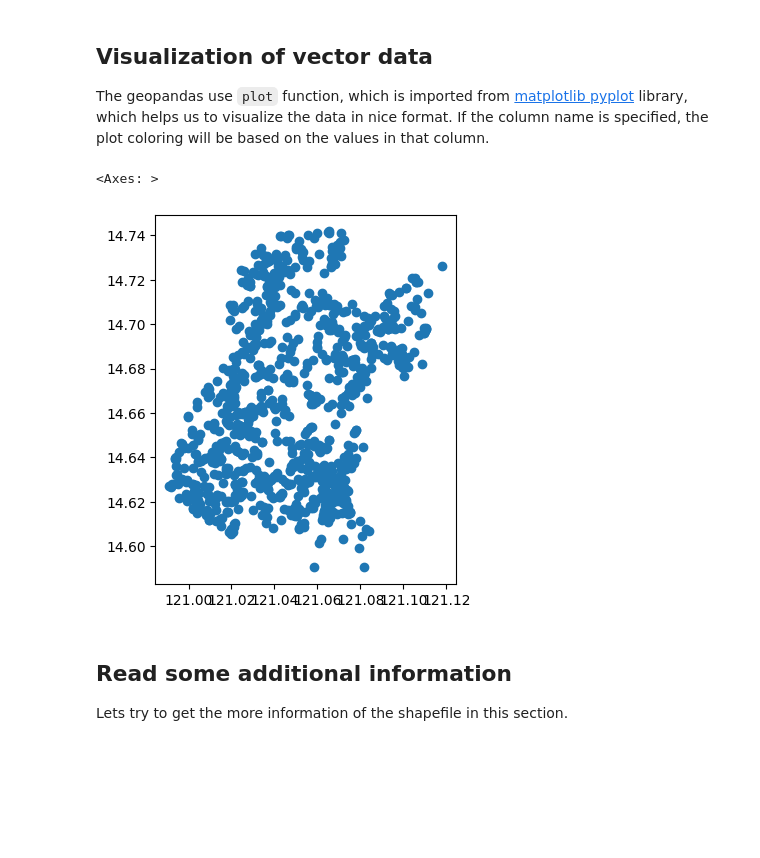
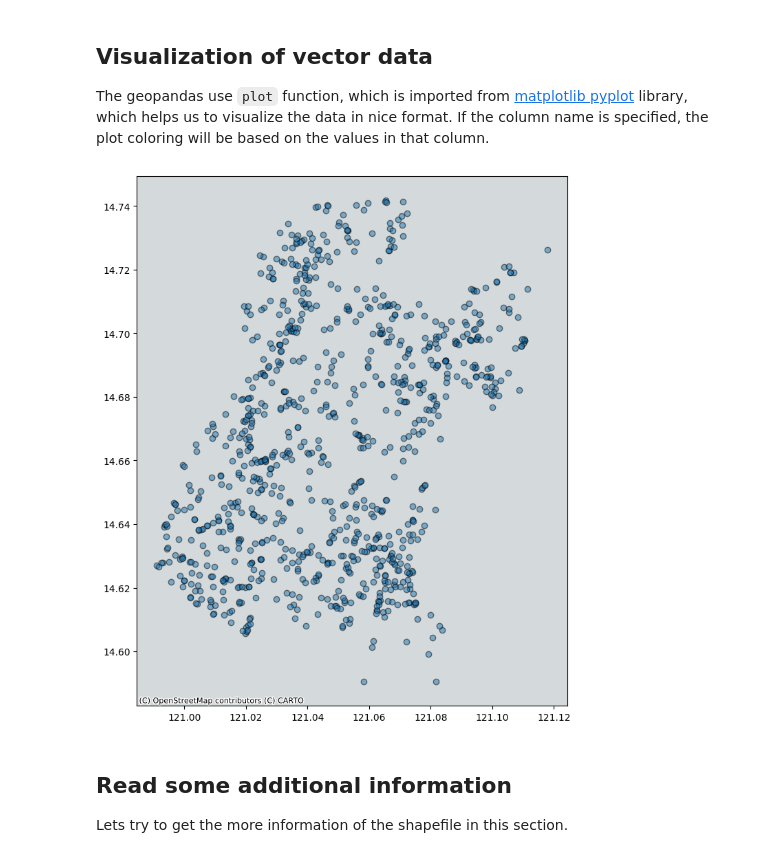
Before and after one commit to UPRI-NOAH/2024-foss4g-asia, a Jupyter notebook: geopandas.ipynb, the cells around one changed output. Cells and saved outputs as stored; diff of their text form; code cells hidden in the pictures; blank space fills up the shorter version.

```diff
--- a/geopandas.ipynb
+++ b/geopandas.ipynb
@@ -30,11 +30,22 @@ gdf.head()
 
 The geopandas use `plot` function, which is imported from [matplotlib pyplot](https://matplotlib.org/stable/api/_as_gen/matplotlib.pyplot.html) library, which helps us to visualize the data in nice format. If the column name is specified, the plot coloring will be based on the values in that column.
 # %%
+import contextily as ctx
+import matplotlib.pyplot as plt
+
+if gdf.crs.to_string() != 'EPSG:3857':
+    gdf = gdf.to_crs(epsg=4326)
+
 # plotting the geodataframe for visualization
-gdf.plot()
+fig, ax = plt.subplots(figsize=(10, 10))
+gdf.plot(ax=ax, alpha=0.5, edgecolor='k')  # Adjust transparency and edge color
+
+# Add OpenStreetMap basemap
+ctx.add_basemap(ax, source=ctx.providers.CartoDB.Positron)
+
+plt.show()
 # %% [output]
-<Axes: >
-[figure, old version]
+[figure, new version]
 # %% [markdown]
 ## Read some additional information
 Lets try to get the more information of the shapefile in this section.
```
Also changed, not shown: parts of 4 cells of this notebook.
